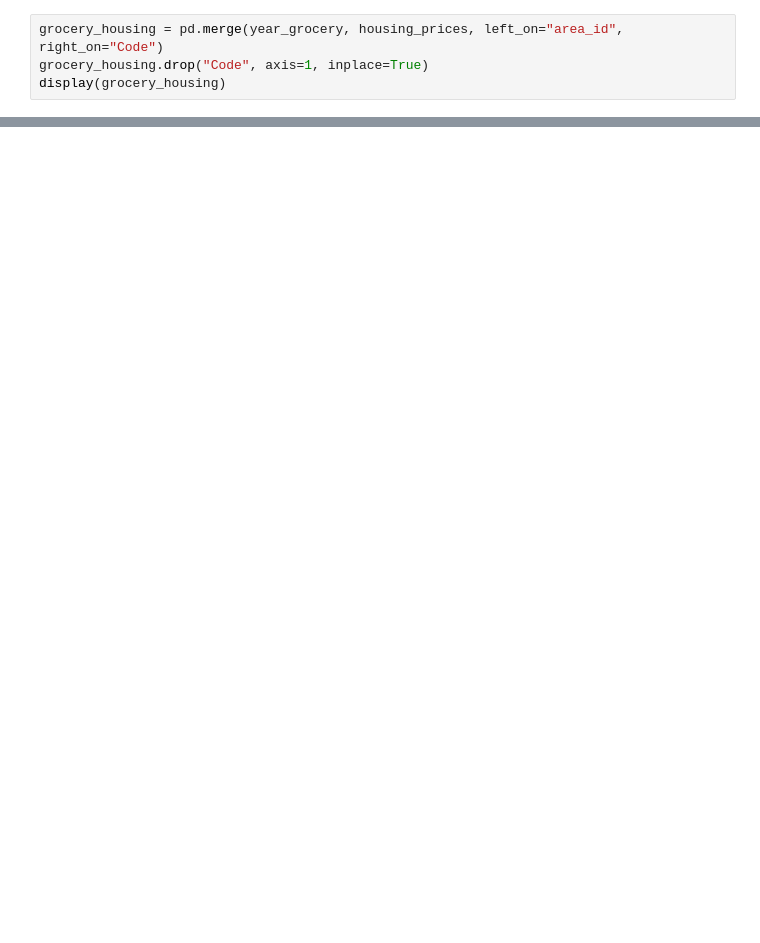
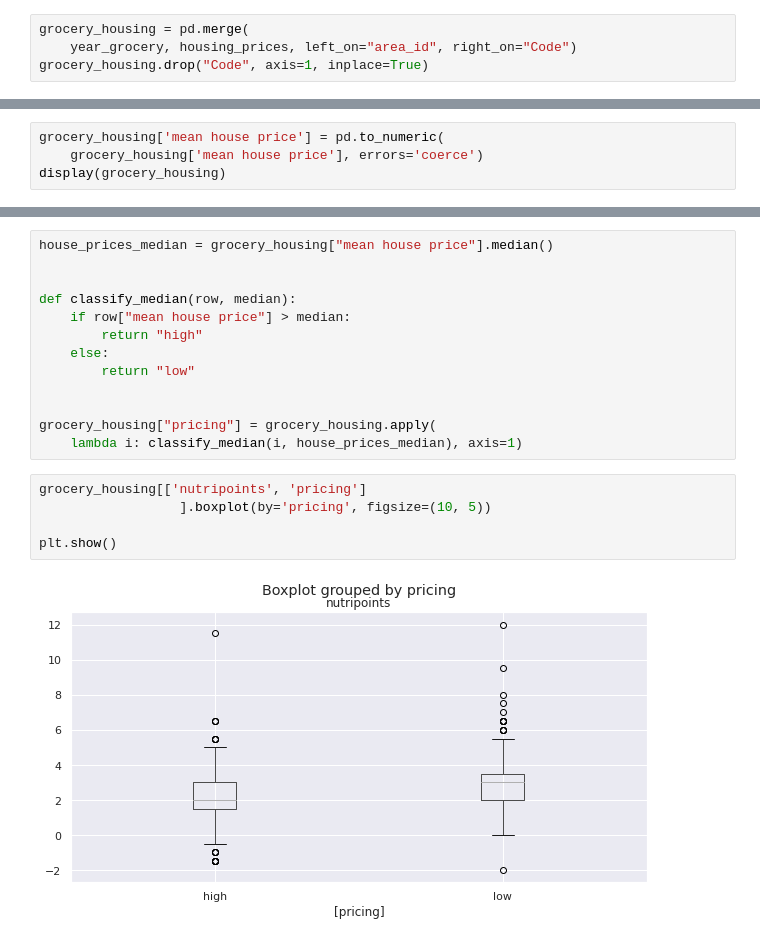
Before and after one commit to epfl-ada/ada-2020-project-milestone-p3-p3_caxaga, a Jupyter notebook: housing.ipynb, the cells around one changed output, grey strips where cells are left out. Cells and saved outputs as stored; diff of their text form; blank space fills up the shorter version.

```diff
--- a/housing.ipynb
+++ b/housing.ipynb
@@ -33,6 +75,6 @@ display(housing_prices.head())
 | 4 | E01000005 | 417325 |
 | 5 | E01032739 | 906953 |
 # %%
-grocery_housing = pd.merge(year_grocery, housing_prices, left_on="area_id", right_on="Code")
+grocery_housing = pd.merge(
+    year_grocery, housing_prices, left_on="area_id", right_on="Code")
 grocery_housing.drop("Code", axis=1, inplace=True)
-display(grocery_housing)
@@ -65,0 +81,4 @@ KeyError: "None of [Index(['mean house prices'], dtype='object')] are in the [co
+# %%
+grocery_housing['mean house price'] = pd.to_numeric(
+    grocery_housing['mean house price'], errors='coerce')
+display(grocery_housing)
@@ -65,0 +113,20 @@ KeyError: "None of [Index(['mean house prices'], dtype='object')] are in the [co
+# %%
+house_prices_median = grocery_housing["mean house price"].median()
+
+
+def classify_median(row, median):
+    if row["mean house price"] > median:
+        return "high"
+    else:
+        return "low"
+
+
+grocery_housing["pricing"] = grocery_housing.apply(
+    lambda i: classify_median(i, house_prices_median), axis=1)
+# %%
+grocery_housing[['nutripoints', 'pricing']
+                  ].boxplot(by='pricing', figsize=(10, 5))
+
+plt.show()
+# %% [output]
+[figure, added]
```
Also changed, not shown: parts of 10 cells of this notebook, 1 other file.
